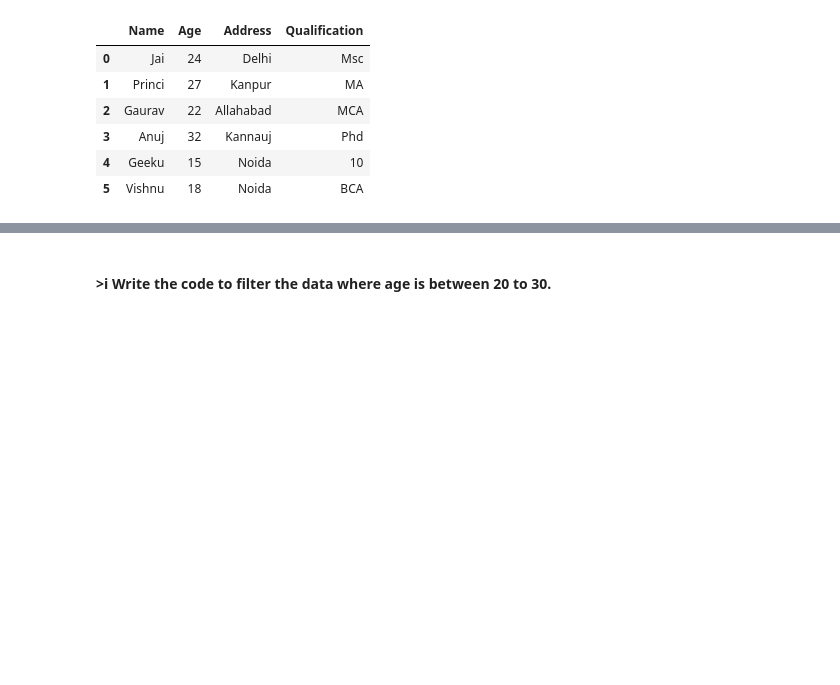
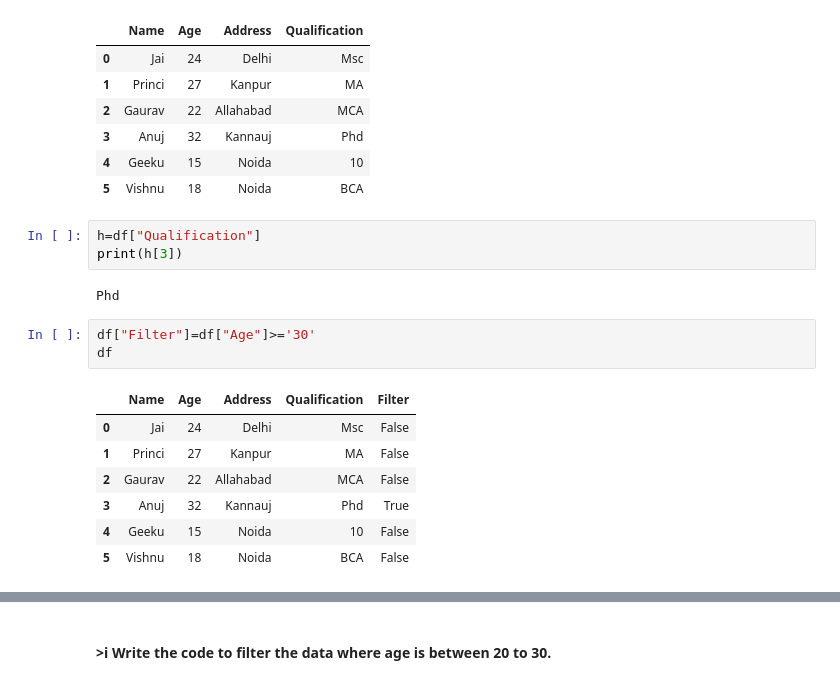
Before and after one commit to ghosh-vishnu/IT-Interview-Question, a Jupyter notebook: Quant_Jugglers/Question.ipynb, the cells around one changed output, grey strips where cells are left out. Cells and saved outputs as stored; diff of their text form; blank space fills up the shorter version.

```diff
--- a/Quant_Jugglers/Question.ipynb
+++ b/Quant_Jugglers/Question.ipynb
@@ -64,3 +87,19 @@ df
 | 3 | Anuj | 32 | Kannauj | Phd |
 | 4 | Geeku | 15 | Noida | 10 |
 | 5 | Vishnu | 18 | Noida | BCA |
+# %%
+h=df["Qualification"]
+print(h[3])
+# %% [output]
+Phd
+# %%
+df["Filter"]=df["Age"]>='30'
+df
+# %% [output]
+|  | Name | Age | Address | Qualification | Filter |
+| 0 | Jai | 24 | Delhi | Msc | False |
+| 1 | Princi | 27 | Kanpur | MA | False |
+| 2 | Gaurav | 22 | Allahabad | MCA | False |
+| 3 | Anuj | 32 | Kannauj | Phd | True |
+| 4 | Geeku | 15 | Noida | 10 | False |
+| 5 | Vishnu | 18 | Noida | BCA | False |
```
Also changed, not shown: parts of 38 cells of this notebook, 1 other file.
